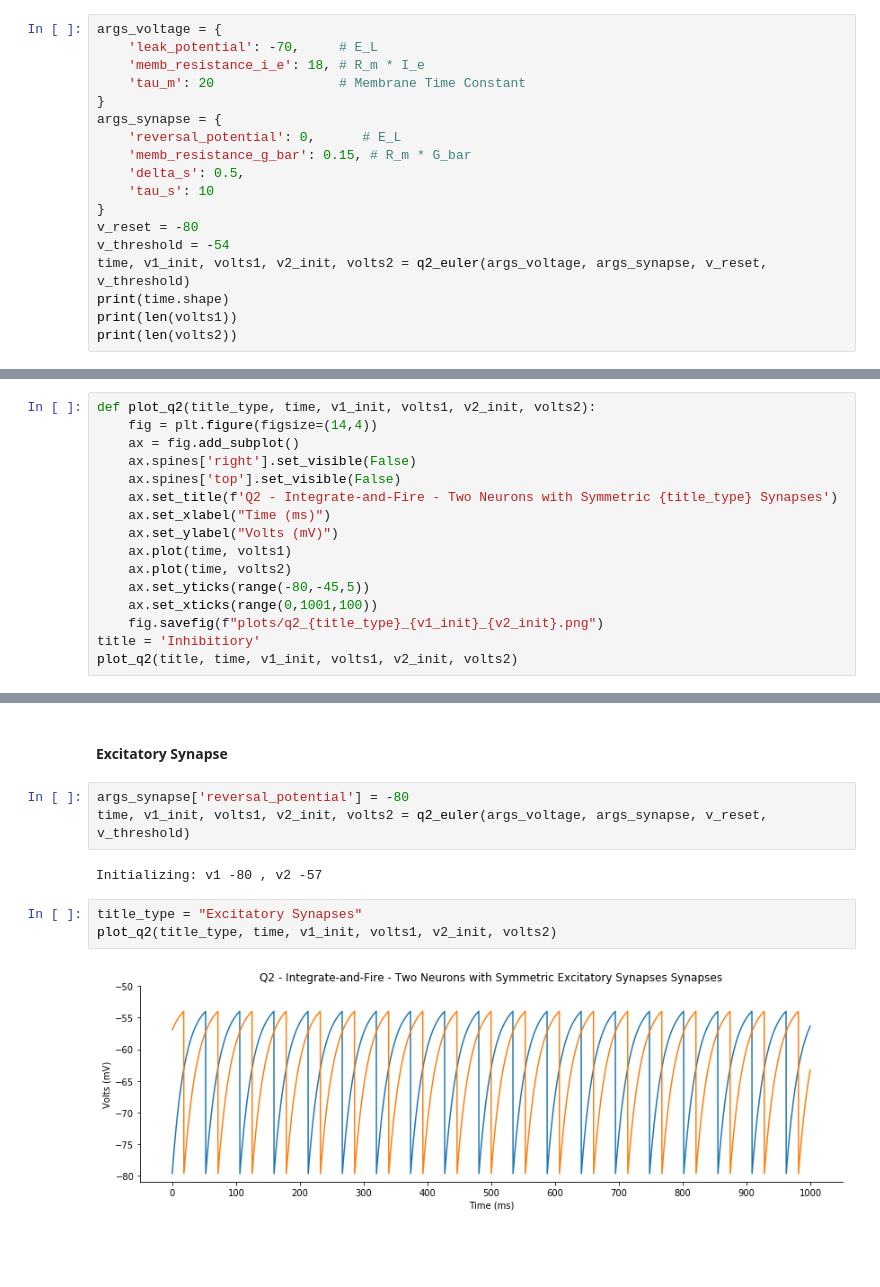
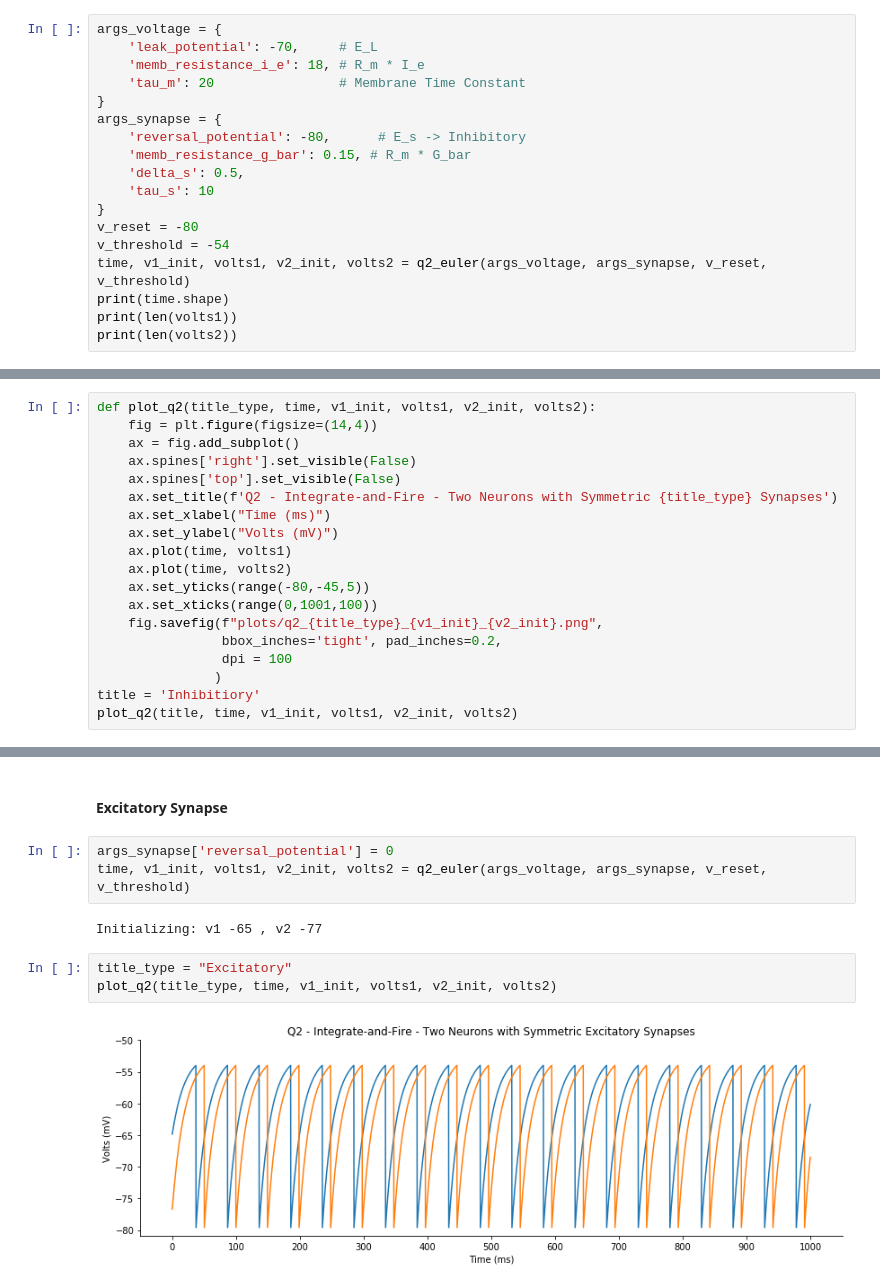
Before and after one commit to leanguardia/cneuroscience-cws, a Jupyter notebook: 3-LIF-Plasticity/A-Integrate-and-Fire.ipynb, the cells around one changed output, grey strips where cells are left out. Cells and saved outputs as stored; diff of their text form; blank space fills up the shorter version.

Commit message:
Inhibitory and Excitatory Synapses

```diff
--- a/3-LIF-Plasticity/A-Integrate-and-Fire.ipynb
+++ b/3-LIF-Plasticity/A-Integrate-and-Fire.ipynb
@@ -123,7 +125,7 @@ args_voltage = {
     'tau_m': 20                # Membrane Time Constant
 }
 args_synapse = {
-    'reversal_potential': 0,      # E_L
+    'reversal_potential': -80,      # E_s -> Inhibitory
     'memb_resistance_g_bar': 0.15, # R_m * G_bar
     'delta_s': 0.5,
     'tau_s': 10
@@ -152,7 +154,10 @@ def plot_q2(title_type, time, v1_init, volts1, v2_init, volts2):
     ax.plot(time, volts2)
     ax.set_yticks(range(-80,-45,5))
     ax.set_xticks(range(0,1001,100))
-    fig.savefig(f"plots/q2_{title_type}_{v1_init}_{v2_init}.png")
+    fig.savefig(f"plots/q2_{title_type}_{v1_init}_{v2_init}.png",
+                bbox_inches='tight', pad_inches=0.2,
+                dpi = 100
+               )
 title = 'Inhibitiory'
 plot_q2(title, time, v1_init, volts1, v2_init, volts2)
 # %% [output]
@@ -160,12 +165,12 @@ plot_q2(title, time, v1_init, volts1, v2_init, volts2)
 # %% [markdown]
 #### Excitatory Synapse
 # %%
-args_synapse['reversal_potential'] = -80
+args_synapse['reversal_potential'] = 0
 time, v1_init, volts1, v2_init, volts2 = q2_euler(args_voltage, args_synapse, v_reset, v_threshold)
 # %% [output]
-Initializing: v1 -80 , v2 -57
+Initializing: v1 -65 , v2 -77
 # %%
-title_type = "Excitatory Synapses"
+title_type = "Excitatory"
 plot_q2(title_type, time, v1_init, volts1, v2_init, volts2)
 # %% [output]
-[figure, old version]
+[figure, new version]
```
Also changed, not shown: parts of 3 cells of this notebook.
